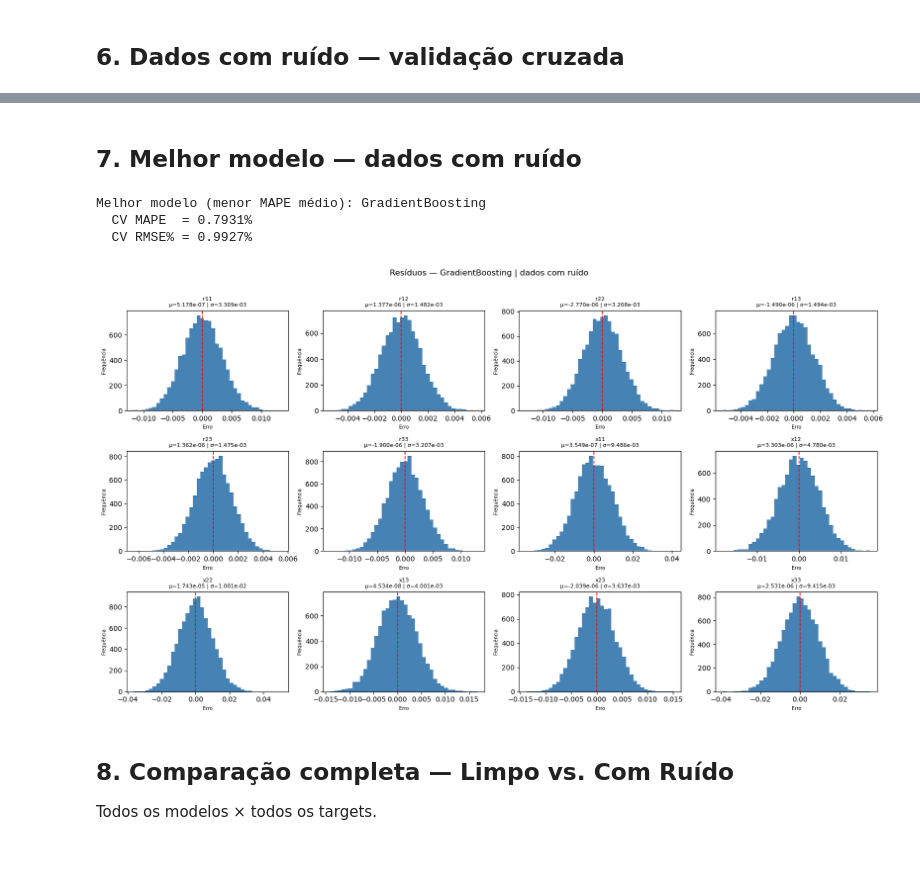
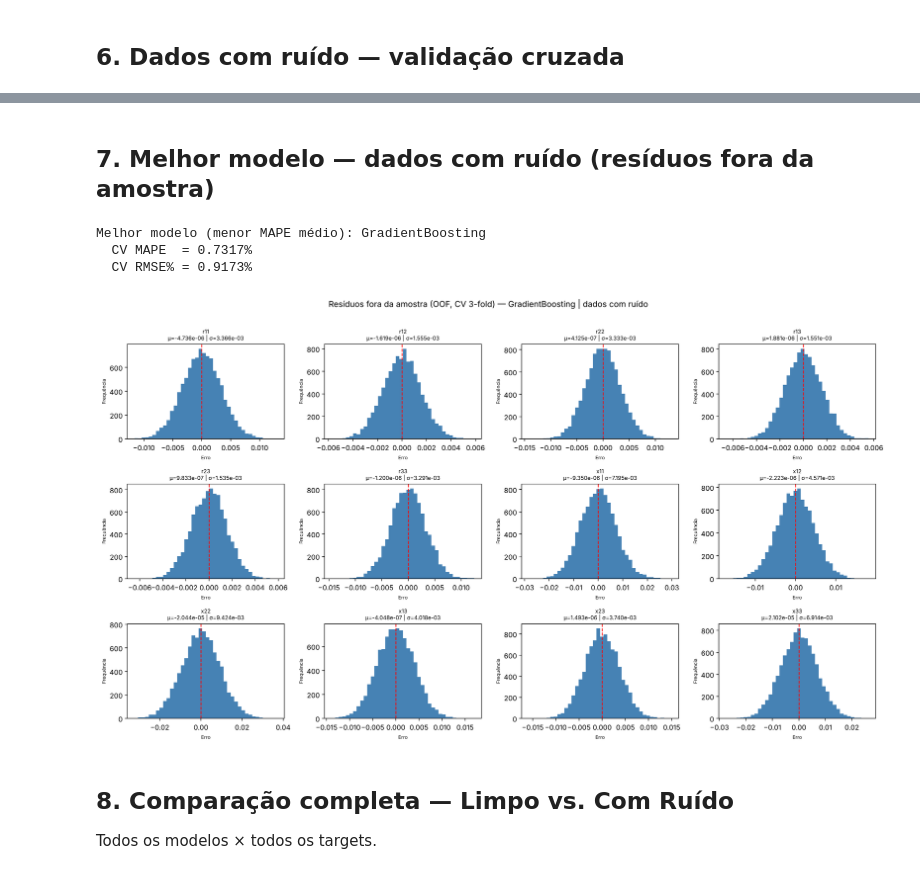
Before and after one commit to FProencadeAlbuquerque/EstimacaoFeeder, a Jupyter notebook: Estima_Ruido.ipynb, the cells around one changed output, grey strips where cells are left out. Saved outputs shown, nothing was run; the diff lists cells and outputs as text; code cells hidden in the pictures.

```diff
--- a/Estima_Ruido.ipynb
+++ b/Estima_Ruido.ipynb
@@ -93,15 +98,28 @@ def run_cv(models, X, y, n_splits=3):
             'mape_std':   mape_folds.std(axis=0),
             'rmse_pct':   rmse_pct_oof,
             'rel_errors': rel_errors,
+            'oof_pred':   oof_pred,
         }
 
         print(f'    MAPE={mape_folds.mean():.4f}%  RMSE%={rmse_pct_oof.mean():.4f}%')
 
     return cv_results
+
+
+def mean_baseline_cv(y, n_splits=3):
+    """Referência: prevê, em cada fold, a média dos targets do treino (mesmos folds de run_cv)."""
+    cv = KFold(n_splits=n_splits, shuffle=True, random_state=SEED)
+    mape_folds, oof_pred = [], np.zeros_like(y, dtype=float)
+    for train_idx, val_idx in cv.split(y):
+        y_hat = np.tile(y[train_idx].mean(axis=0), (len(val_idx), 1))
+        oof_pred[val_idx] = y_hat
+        mape_folds.append(mape_per_target(y[val_idx], y_hat))
+    return {'mape_mean': np.mean(mape_folds, axis=0),
+            'rmse_pct':  rmse_pct_per_target(y, oof_pred)}
 # %% [markdown]
 ## 1. Carga e inspeção dos dados
 # %%
-df = pd.read_csv('Dados14barras/resultados_completos_com_ruido.csv')
+df = pd.read_csv('Dados13barras/resultados_completos_com_ruido.csv')
 print(f'Shape: {df.shape}')
 df.head(3)
 # %% [output]
@@ -377,36 +408,36 @@ RMSE% (RMSE / média_real × 100) — Com Ruído:
 # %% [markdown]
-## 7. Melhor modelo — dados com ruído
+## 7. Melhor modelo — dados com ruído (resíduos fora da amostra)
 # %%
 best_name = min(cv_results_noisy, key=lambda n: cv_results_noisy[n]['mape_mean'].mean())
 print(f'Melhor modelo (menor MAPE médio): {best_name}')
 print(f'  CV MAPE  = {cv_results_noisy[best_name]["mape_mean"].mean():.4f}%')
 print(f'  CV RMSE% = {cv_results_noisy[best_name]["rmse_pct"].mean():.4f}%')
 
-best_pipe = Pipeline([('scaler', StandardScaler()), ('model', clone(models[best_name]))])
-best_pipe.fit(X_noisy, y)
-y_pred = best_pipe.predict(X_noisy)
+# Predições out-of-fold da validação cruzada: cada amostra é prevista por um
+# modelo que não a viu no treino (evita avaliar resíduos dentro da amostra).
+y_pred = cv_results_noisy[best_name]['oof_pred']
 # %% [output]
 Melhor modelo (menor MAPE médio): GradientBoosting
-  CV MAPE  = 0.7931%
-  CV RMSE% = 0.9927%
+  CV MAPE  = 0.7317%
+  CV RMSE% = 0.9173%
 # %%
 residuals = y - y_pred
 
 fig, axes = plt.subplots(3, 4, figsize=(16, 9))
 axes = axes.flatten()
 for i, t in enumerate(TARGETS):
     ax = axes[i]
     ax.hist(residuals[:, i], bins=40, color='steelblue', edgecolor='none')
     ax.axvline(0, color='red', lw=1.2, ls='--')
     mu, sigma = residuals[:, i].mean(), residuals[:, i].std()
     ax.set_title(f'{t}\nμ={mu:.3e} | σ={sigma:.3e}', fontsize=8)
     ax.set_xlabel('Erro', fontsize=7)
     ax.set_ylabel('Frequência', fontsize=7)
-plt.suptitle(f'Resíduos — {best_name} | dados com ruído', fontsize=12, y=1.01)
+plt.suptitle(f'Resíduos fora da amostra (OOF, CV 3-fold) — {best_name} | dados com ruído', fontsize=12, y=1.01)
 plt.tight_layout()
 plt.show()
 # %% [output]
-[figure, old version]
+[figure, new version]
 # %% [markdown]
 ## 8. Comparação completa — Limpo vs. Com Ruído
 
```
Also changed, not shown: parts of 16 cells of this notebook, 6 other files.
